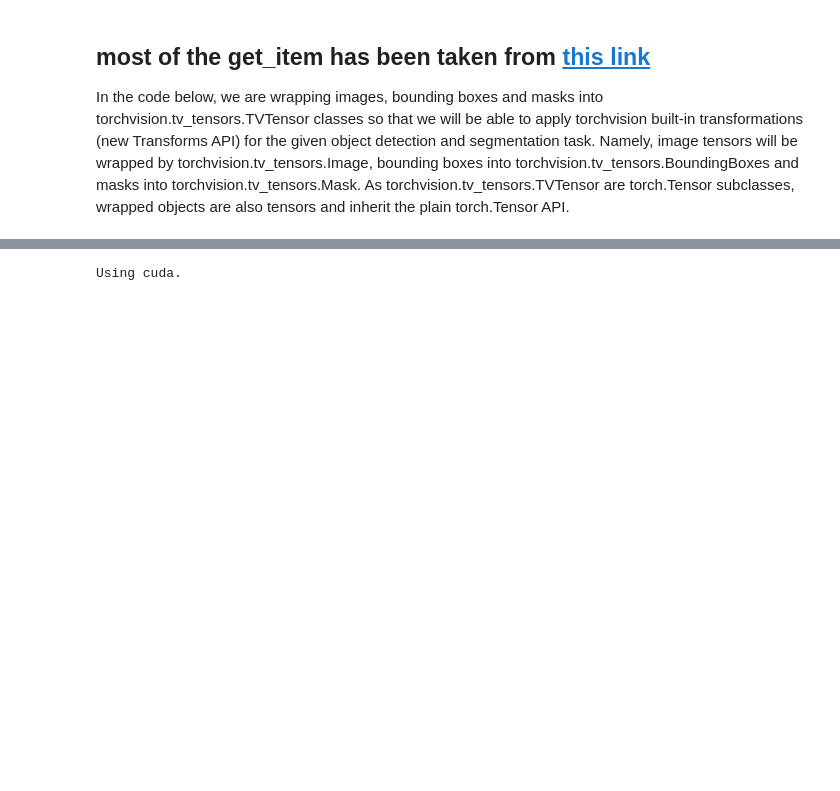
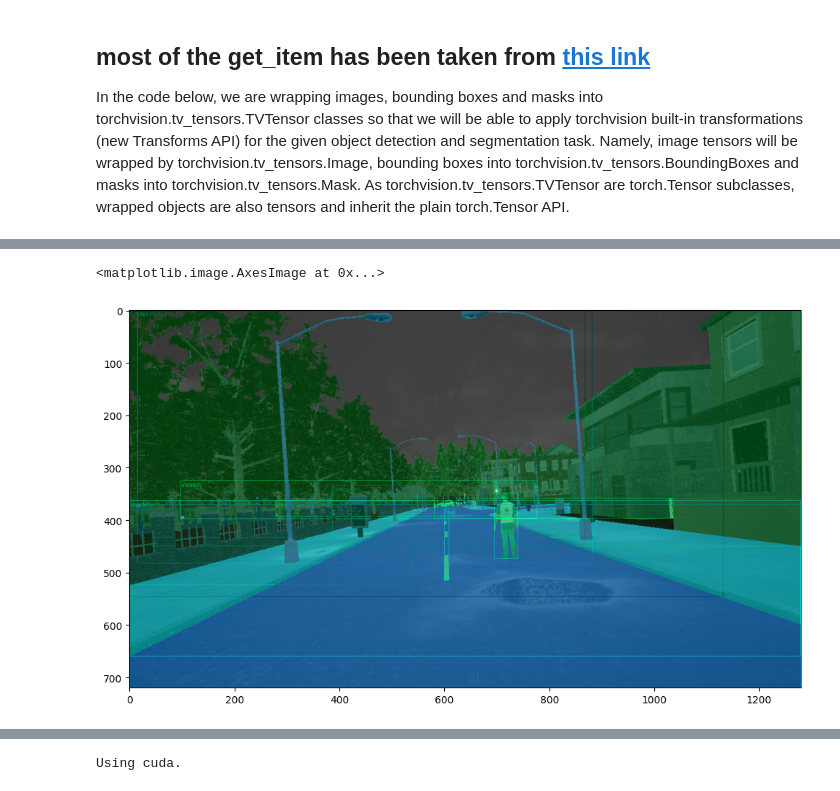
Before and after one commit to cico-rial/Open-Set-Semantic-Segmentation, a Jupyter notebook: main.ipynb, the cells around one changed output, grey strips where cells are left out. Saved outputs shown, nothing was run; the diff lists cells and outputs as text; code cells hidden in the pictures; blank space fills up the shorter version.

```diff
--- a/main.ipynb
+++ b/main.ipynb
@@ -146,0 +226,31 @@ torch.Size([4, 720, 1280])
+# %%
+from torchvision.utils import draw_bounding_boxes, draw_segmentation_masks
+
+
+# image = read_image("data/PennFudanPed/PNGImages/FudanPed00046.png")
+# eval_transform = get_transform(train=False)
+
+# model.eval()
+# with torch.no_grad():
+#     x = eval_transform(image)
+#     # convert RGBA -> RGB and move to device
+#     x = x[:3, ...].to(device)
+#     predictions = model([x, ])
+#     pred = predictions[0]
+
+
+image = (255.0 * (sample_image - sample_image.min()) / (sample_image.max() - sample_image.min())).to(torch.uint8)
+image = image[:3, ...]
+pred_labels = [f"{StreetHazardsTrain.get_label(label.item())}" for label in target["labels"]]
+pred_boxes = target["boxes"].long()
+output_image = draw_bounding_boxes(image, pred_boxes, pred_labels, font_size=200)
+
+masks = (target["masks"] > 0.7).squeeze(1)
+output_image = draw_segmentation_masks(output_image, masks, alpha=0.5)
+
+
+plt.figure(figsize=(12, 12))
+plt.imshow(output_image.permute(1, 2, 0))
+# %% [output]
+<matplotlib.image.AxesImage at 0x...>
+[figure, added]
```
Also changed, not shown: parts of 21 cells of this notebook.
